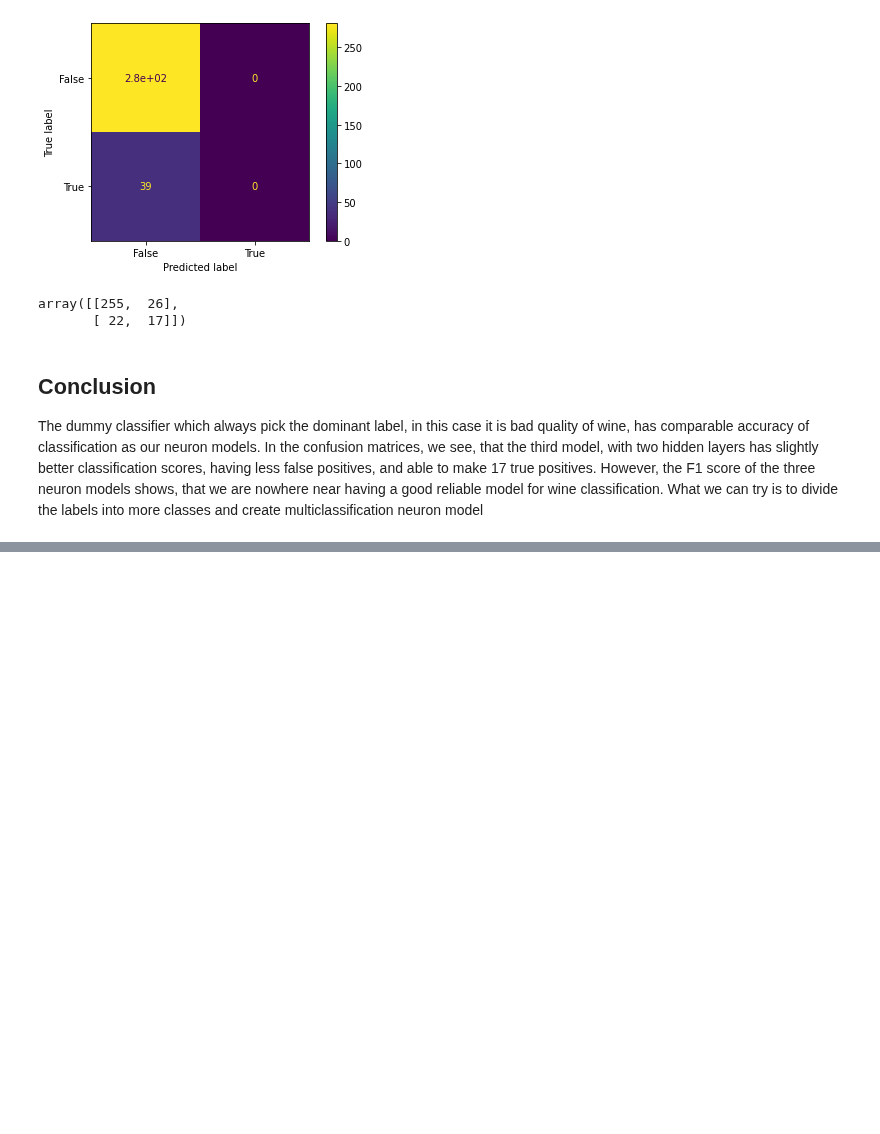
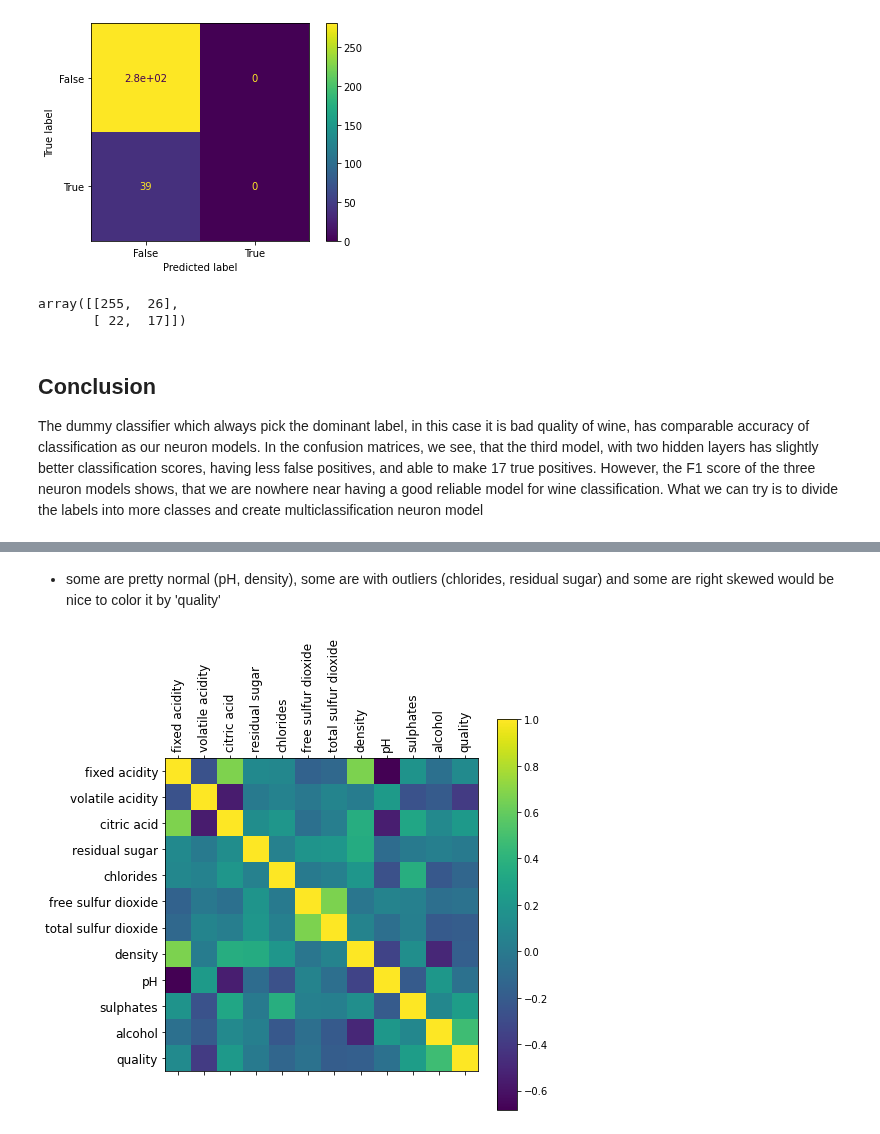
Before and after one commit to katarinagresova/M7DataSP_2020, a Jupyter notebook: assignment_02/NeuralNetwork.ipynb, the cells around one changed output, grey strips where cells are left out. Drawn from its saved outputs; the diff is of its cells as text; code cells hidden in the pictures; blank space fills up the shorter version.

```diff
--- a/assignment_02/NeuralNetwork.ipynb
+++ b/assignment_02/NeuralNetwork.ipynb
@@ -343,0 +373,12 @@ The dummy classifier which always pick the dominant label, in this case it is ba
+# %% [markdown]
+* some are pretty normal (pH, density), some are with outliers (chlorides, residual sugar) and some are right skewed would be nice to color it by 'quality'
+# %%
+f = plt.figure(figsize=(7, 7))
+
+plt.matshow(wine.corr(), fignum=f.number)
+plt.xticks(range(wine.shape[1]), wine.columns, fontsize=12, rotation = 90)
+plt.yticks(range(wine.shape[1]), wine.columns, fontsize=12)
+cb = plt.colorbar()
+cb.ax.tick_params(labelsize=10)
+# %% [output]
+[figure, added]
```
Also changed, not shown: parts of 31 cells of this notebook.
